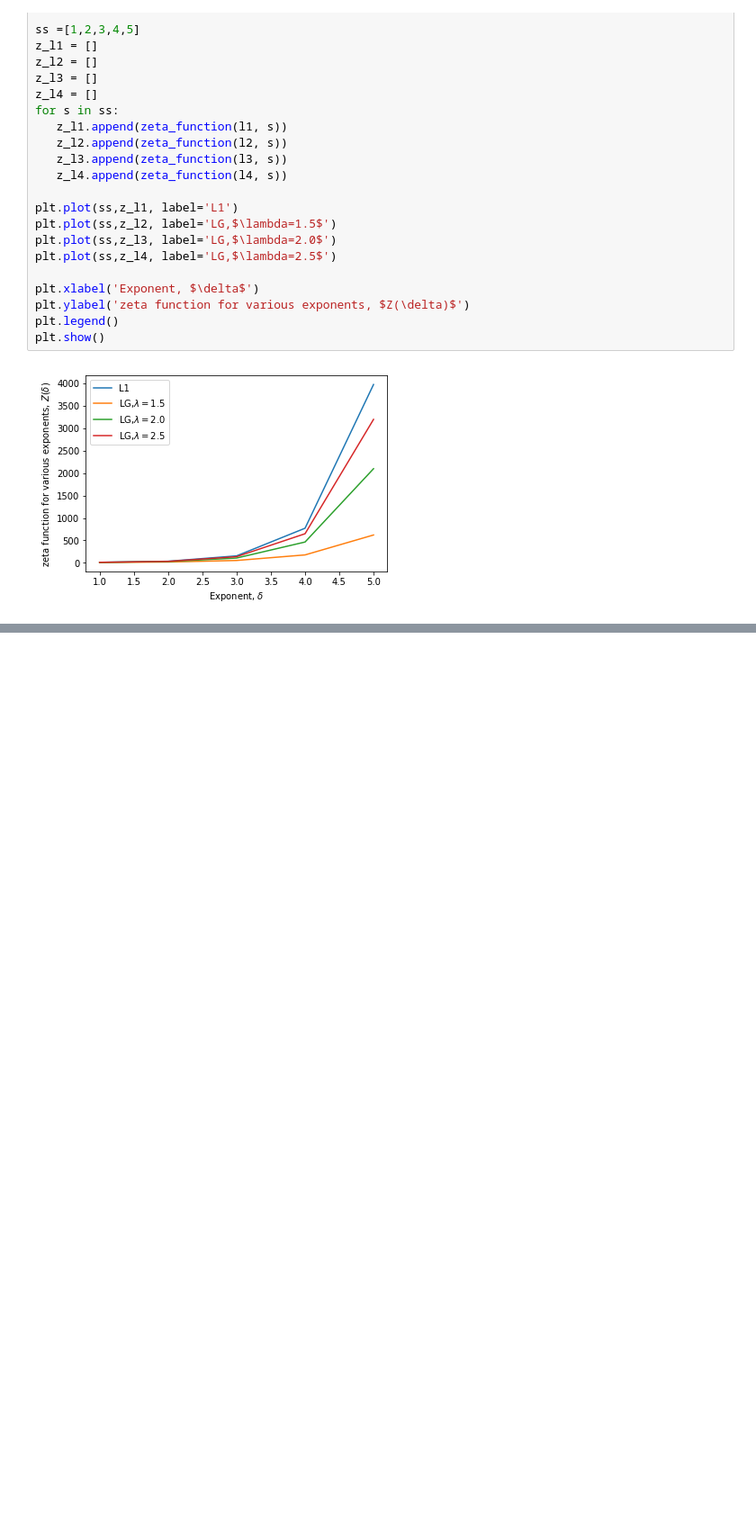
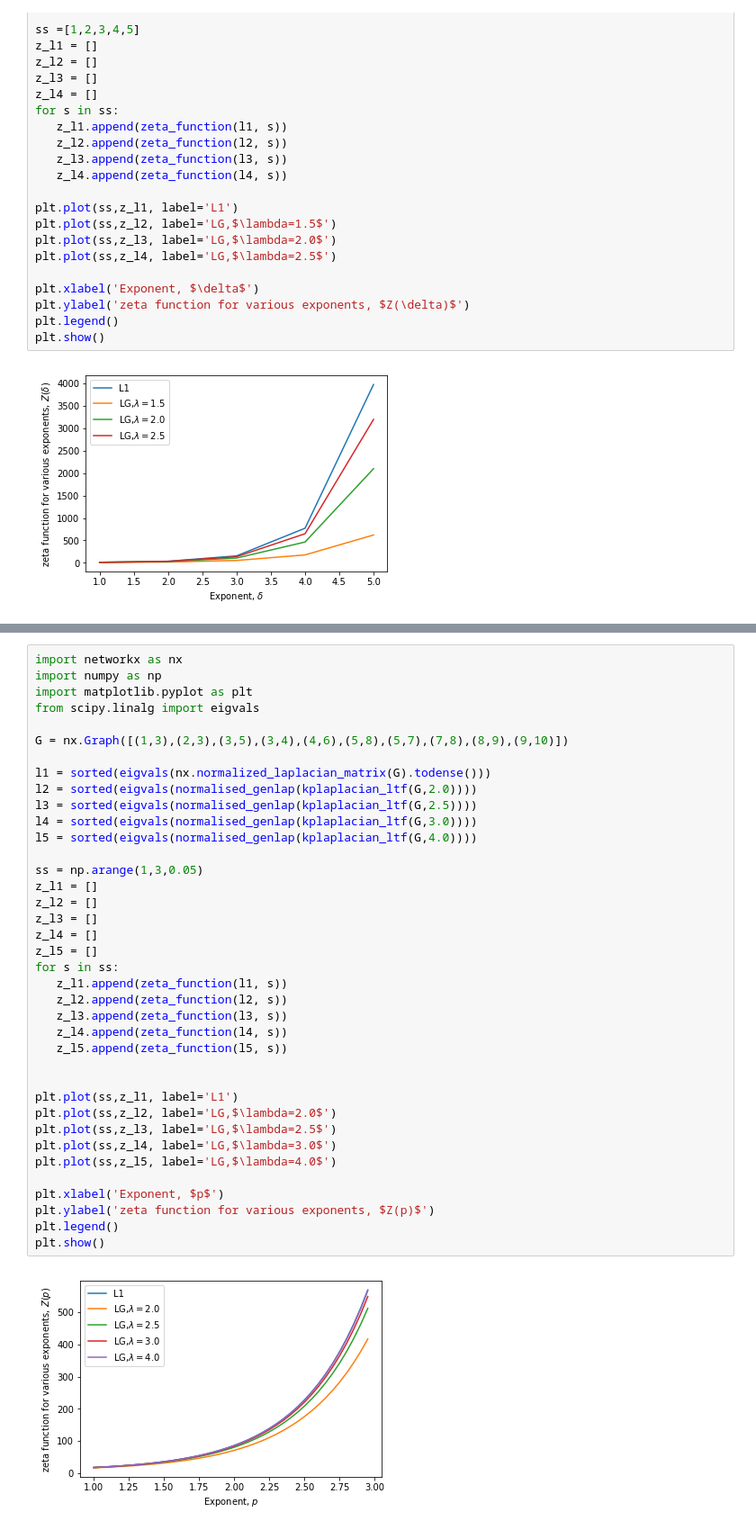
Before and after one commit to NanyanziAlice/Research-Code, a Jupyter notebook: Zeta-function-simulations.ipynb, the cells around one changed output, grey strips where cells are left out. Shown at 90% size. Saved outputs shown, nothing was run; the diff lists cells and outputs as text; blank space fills up the shorter version.

```diff
--- a/Zeta-function-simulations.ipynb
+++ b/Zeta-function-simulations.ipynb
@@ -204,0 +213,40 @@ plt.show()
+# %%
+import networkx as nx
+import numpy as np
+import matplotlib.pyplot as plt
+from scipy.linalg import eigvals
+
+G = nx.Graph([(1,3),(2,3),(3,5),(3,4),(4,6),(5,8),(5,7),(7,8),(8,9),(9,10)])
+
+l1 = sorted(eigvals(nx.normalized_laplacian_matrix(G).todense()))
+l2 = sorted(eigvals(normalised_genlap(kplaplacian_ltf(G,2.0))))
+l3 = sorted(eigvals(normalised_genlap(kplaplacian_ltf(G,2.5))))
+l4 = sorted(eigvals(normalised_genlap(kplaplacian_ltf(G,3.0))))
+l5 = sorted(eigvals(normalised_genlap(kplaplacian_ltf(G,4.0))))
+
+ss = np.arange(1,3,0.05)
+z_l1 = []
+z_l2 = []
+z_l3 = []
+z_l4 = []
+z_l5 = []
+for s in ss:
+   z_l1.append(zeta_function(l1, s))
+   z_l2.append(zeta_function(l2, s))
+   z_l3.append(zeta_function(l3, s))
+   z_l4.append(zeta_function(l4, s))
+   z_l5.append(zeta_function(l5, s))
+
+
+plt.plot(ss,z_l1, label='L1')
+plt.plot(ss,z_l2, label='LG,$\lambda=2.0$')
+plt.plot(ss,z_l3, label='LG,$\lambda=2.5$')
+plt.plot(ss,z_l4, label='LG,$\lambda=3.0$')
+plt.plot(ss,z_l5, label='LG,$\lambda=4.0$')
+
+plt.xlabel('Exponent, $p$')
+plt.ylabel('zeta function for various exponents, $Z(p)$')
+plt.legend()
+plt.show()
+# %% [output]
+[figure, added]
```
Also changed, not shown: parts of 8 cells of this notebook, 4 other files.
